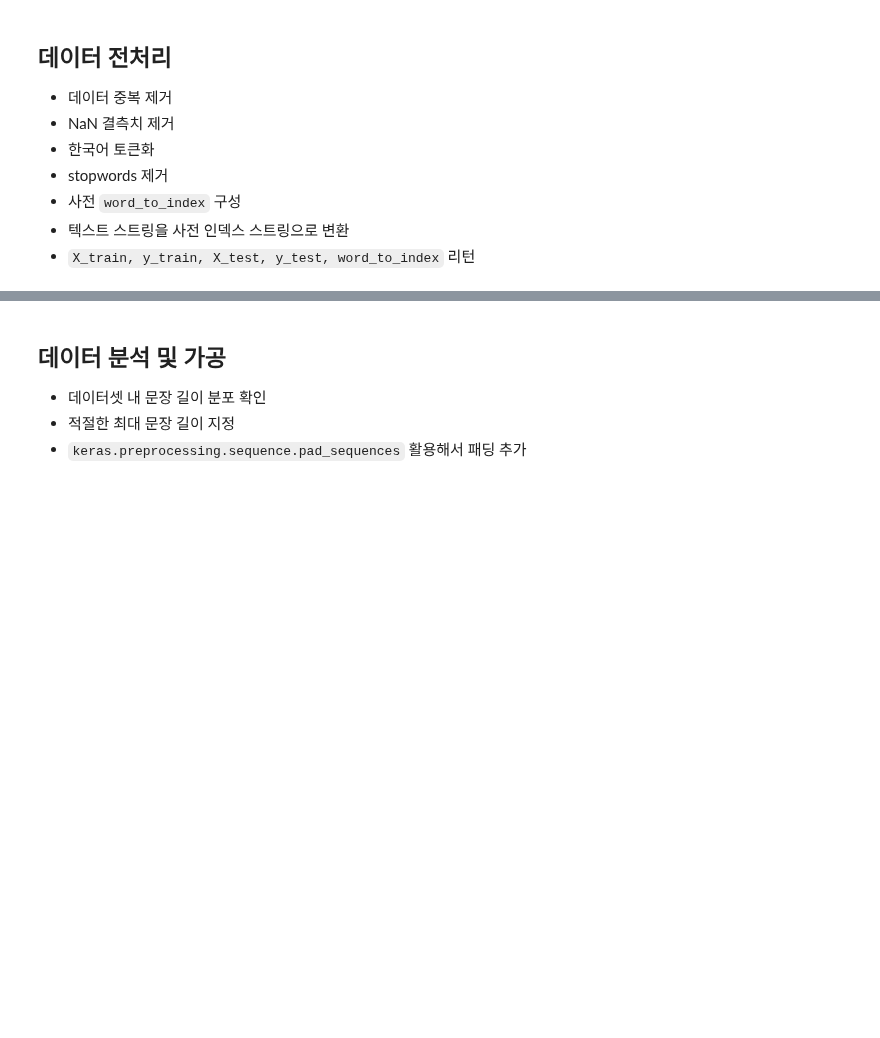
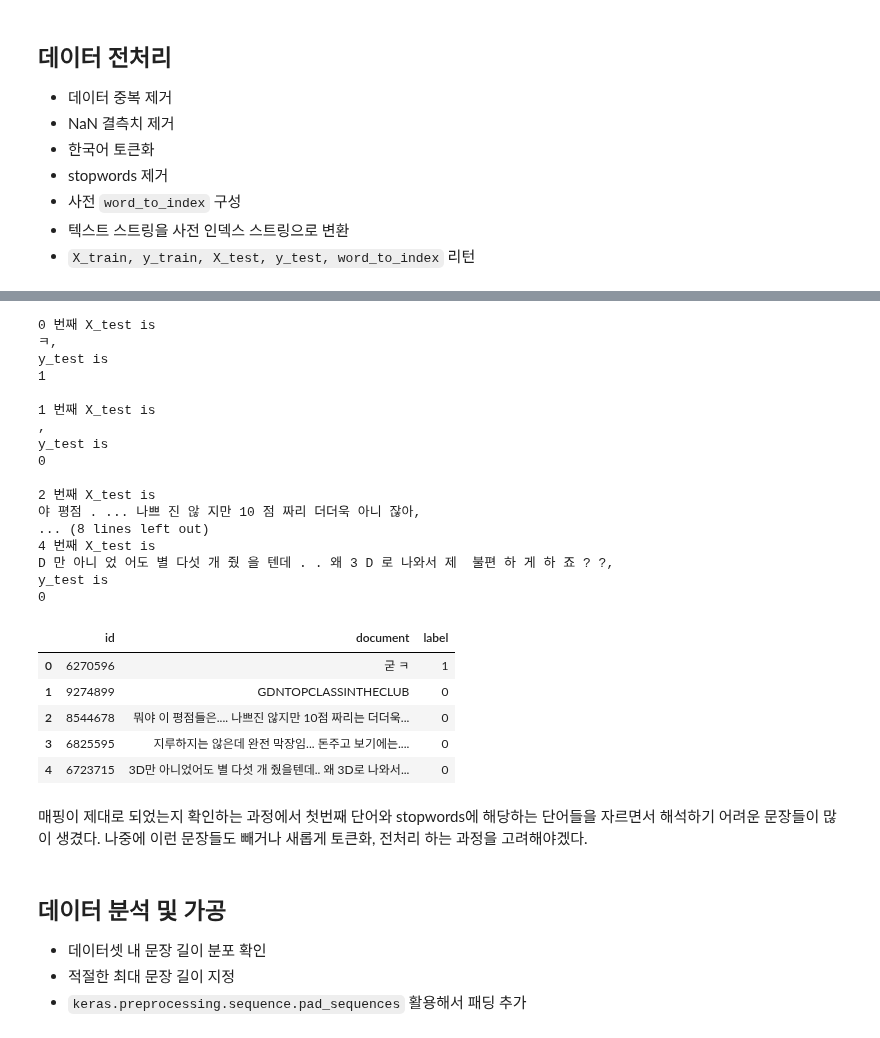
Before and after one commit to cowFarmer/AI_study, a Jupyter notebook: Exploration/E06_movie_review_sentiment_analysis/E06_movie_review_sentiment_analysis.ipynb, the cells around one changed output, grey strips where cells are left out. Cells and saved outputs as stored; diff of their text form; code cells hidden in the pictures; blank space fills up the shorter version.

```diff
--- a/Exploration/E06_movie_review_sentiment_analysis/E06_movie_review_sentiment_analysis.ipynb
+++ b/Exploration/E06_movie_review_sentiment_analysis/E06_movie_review_sentiment_analysis.ipynb
@@ -30,16 +40,3 @@ train_data: 150000, test_data: 50000
 - 사전 `word_to_index` 구성
 - 텍스트 스트링을 사전 인덱스 스트링으로 변환
 - `X_train, y_train, X_test, y_test, word_to_index` 리턴
-# %%
-from konlpy.tag import Mecab
-import numpy as np
-from collections import Counter
-
-tokenizer = Mecab()
-stopwords = ['의','가','이','은','들','는','좀','잘','걍','과','도','를','으로','자','에','와','한','하다']
-
-def load_data(train_data, test_data, num_words=num_words):
-    # [[YOUR CODE]]
-
-
-X_train, y_train, X_test, y_test, word_to_index = load_data(train_data, test_data)
@@ -45,0 +97,3 @@ X_train, y_train, X_test, y_test, word_to_index = load_data(train_data, test_dat
+# %%
+index_to_word = {index:word for word, index in word_to_index.items()}
+dict(list(index_to_word.items())[:10])
@@ -63,3 +157,35 @@ def get_decoded_sentences(encoded_sentences, index_to_word):
+# %%
+i = 0
+while i < 5:
+    print('{} 번째 X_test is \n{}, \ny_test is \n{}\n'.format(i, get_decoded_sentence(X_test[i], index_to_word), y_test[i]))
+    i += 1
+test_data[:5]
+# %% [output]
+0 번째 X_test is
+ㅋ,
+y_test is
+1
+
+1 번째 X_test is
+,
+y_test is
+0
+
+2 번째 X_test is
+야 평점 . ... 나쁘 진 않 지만 10 점 짜리 더더욱 아니 잖아,
+... (8 lines left out)
+4 번째 X_test is
+D 만 아니 었 어도 별 다섯 개 줬 을 텐데 . . 왜 3 D 로 나와서 제  불편 하 게 하 죠 ? ?,
+y_test is
+0
+|  | id | document | label |
+| 0 | 6270596 | 굳 ㅋ | 1 |
+| 1 | 9274899 | GDNTOPCLASSINTHECLUB | 0 |
+| 2 | 8544678 | 뭐야 이 평점들은.... 나쁘진 않지만 10점 짜리는 더더욱... | 0 |
+| 3 | 6825595 | 지루하지는 않은데 완전 막장임... 돈주고 보기에는.... | 0 |
+| 4 | 6723715 | 3D만 아니었어도 별 다섯 개 줬을텐데.. 왜 3D로 나와서... | 0 |
+# %% [markdown]
+매핑이 제대로 되었는지 확인하는 과정에서 첫번째 단어와 stopwords에 해당하는 단어들을 자르면서 해석하기 어려운 문장들이 많이 생겼다. 나중에 이런 문장들도 빼거나 새롭게 토큰화, 전처리 하는 과정을 고려해야겠다.
 # %% [markdown]
 ## 데이터 분석 및 가공
 - 데이터셋 내 문장 길이 분포 확인
```
Also changed, not shown: parts of 63 cells of this notebook.
